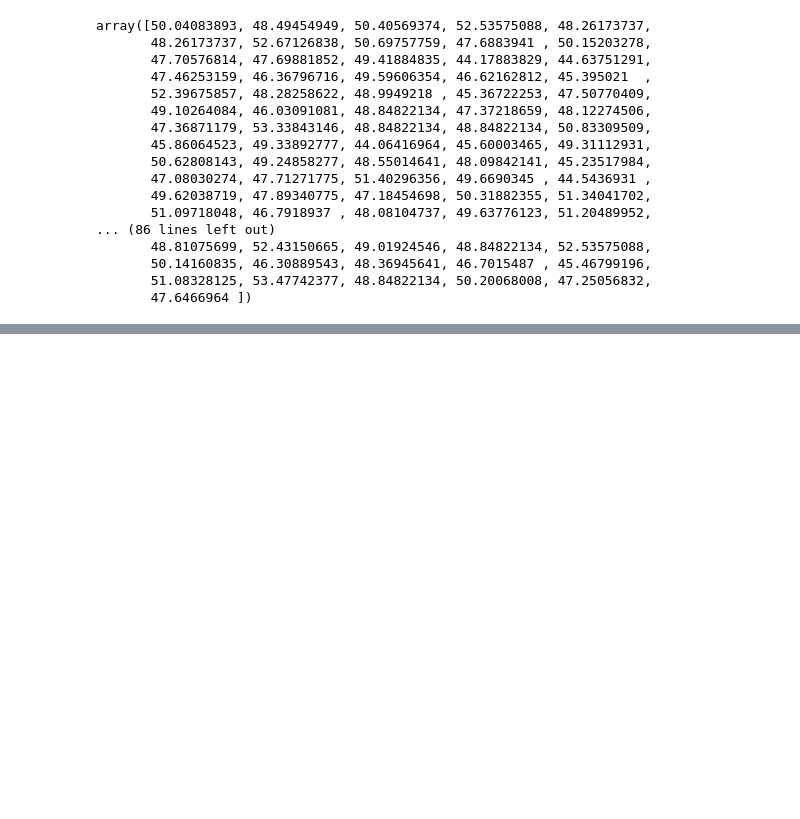
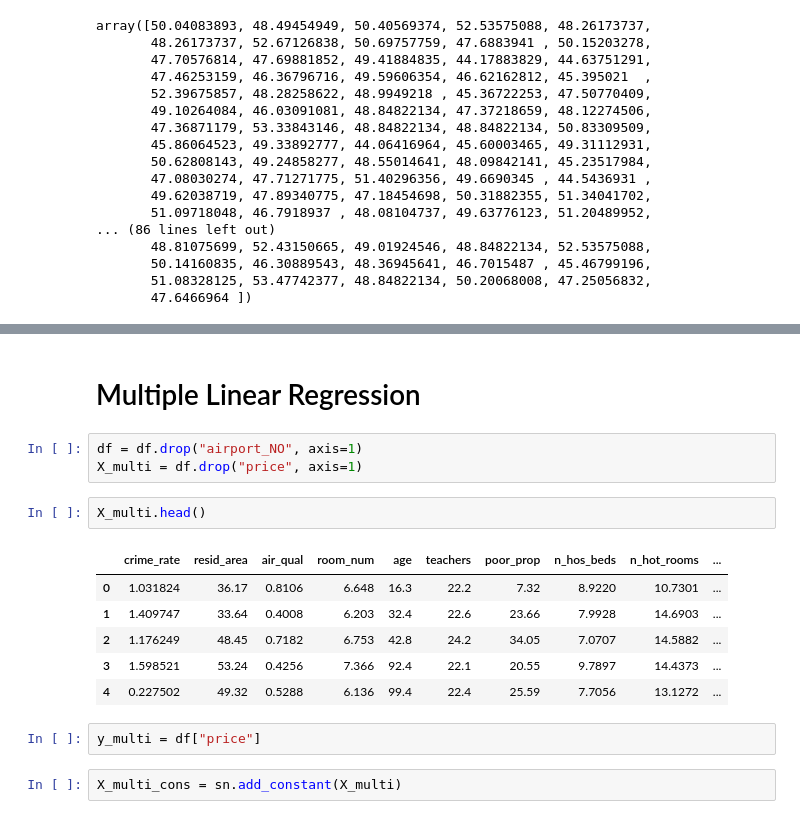
Before and after one commit to malvernbright/machine-learning-python-r, a Jupyter notebook: Preprocessing.ipynb, the cells around one changed output, grey strips where cells are left out. Drawn from its saved outputs; the diff is of its cells as text; blank space fills up the shorter version.

```diff
--- a/Preprocessing.ipynb
+++ b/Preprocessing.ipynb
@@ -477,0 +478,18 @@ sns.jointplot(x=df['room_num'], y=df['price'], data=df, kind='reg')
+# %% [markdown]
+# Multiple Linear Regression
+# %%
+df = df.drop("airport_NO", axis=1)
+X_multi = df.drop("price", axis=1)
+# %%
+X_multi.head()
+# %% [output]
+|  | crime_rate | resid_area | air_qual | room_num | age | teachers | poor_prop | n_hos_beds | n_hot_rooms | ... |
+| 0 | 1.031824 | 36.17 | 0.8106 | 6.648 | 16.3 | 22.2 | 7.32 | 8.9220 | 10.7301 | ... |
+| 1 | 1.409747 | 33.64 | 0.4008 | 6.203 | 32.4 | 22.6 | 23.66 | 7.9928 | 14.6903 | ... |
+| 2 | 1.176249 | 48.45 | 0.7182 | 6.753 | 42.8 | 24.2 | 34.05 | 7.0707 | 14.5882 | ... |
+| 3 | 1.598521 | 53.24 | 0.4256 | 7.366 | 92.4 | 22.1 | 20.55 | 9.7897 | 14.4373 | ... |
+| 4 | 0.227502 | 49.32 | 0.5288 | 6.136 | 99.4 | 22.4 | 25.59 | 7.7056 | 13.1272 | ... |
+# %%
+y_multi = df["price"]
+# %%
+X_multi_cons = sn.add_constant(X_multi)
```
Also changed, not shown: parts of 17 cells of this notebook, 2 other files.
